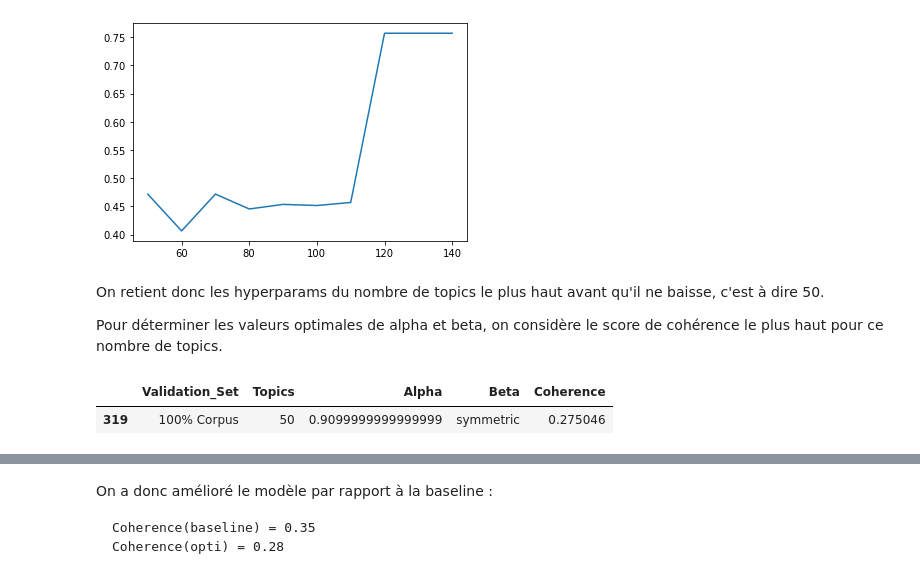
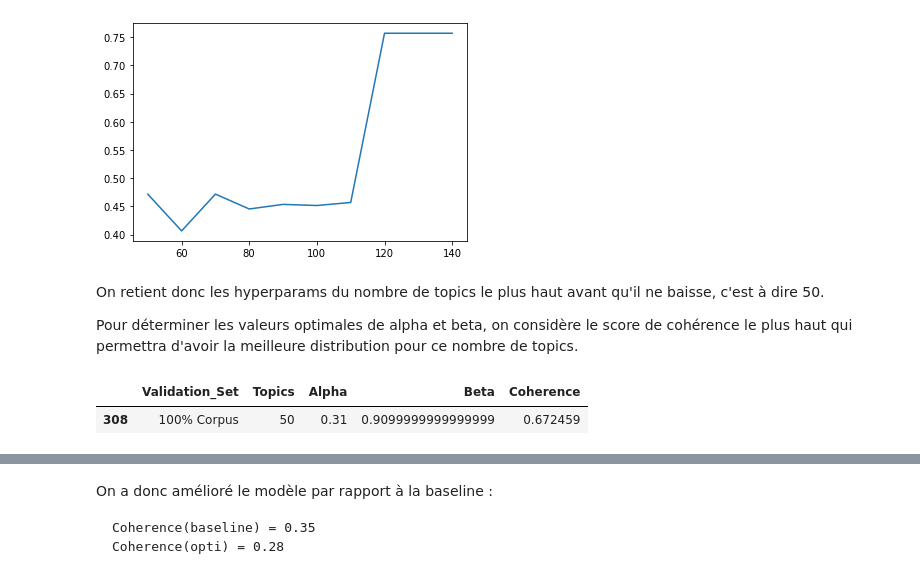
Before and after one commit to aldeponk/stack-overflow, a Jupyter notebook: Unsupervised_Modelization.ipynb, the cells around one changed output, grey strips where cells are left out. Saved outputs shown, nothing was run; the diff lists cells and outputs as text; code cells hidden in the pictures.

```diff
--- a/Unsupervised_Modelization.ipynb
+++ b/Unsupervised_Modelization.ipynb
@@ -400,14 +392,14 @@ plt.plot(xtract['Topics'],xtract['Coherence'])
 # %% [markdown]
 On retient donc les hyperparams du nombre de topics le plus haut avant qu'il ne baisse, c'est à dire 50.
 
-Pour déterminer les valeurs optimales de alpha et beta, on considère le score de cohérence le plus haut pour ce nombre de topics.
+Pour déterminer les valeurs optimales de alpha et beta, on considère le score de cohérence le plus haut qui permettra d'avoir la meilleure distribution pour ce nombre de topics.
 # %%
 xtract = results_100_pc.query('Topics == "50"')
 xtract = results_100_pc[results_100_pc['Topics' ] == 50]
-xtract[xtract.Coherence == xtract.Coherence.min()]
+xtract[xtract.Coherence == xtract.Coherence.max()]
 # %% [output]
 |  | Validation_Set | Topics | Alpha | Beta | Coherence |
-| 319 | 100% Corpus | 50 | 0.9099999999999999 | symmetric | 0.275046 |
+| 308 | 100% Corpus | 50 | 0.31 | 0.9099999999999999 | 0.672459 |
 # %%
 lda_model_tfidf_optimized = gensim.models.LdaMulticore(corpus_tfidf, num_topics=50, id2word=dictionary, passes=10, workers=7,
                                                        random_state=100, chunksize=100, per_word_topics=True,
```
Also changed, not shown: parts of 39 cells of this notebook, 15 other files.
